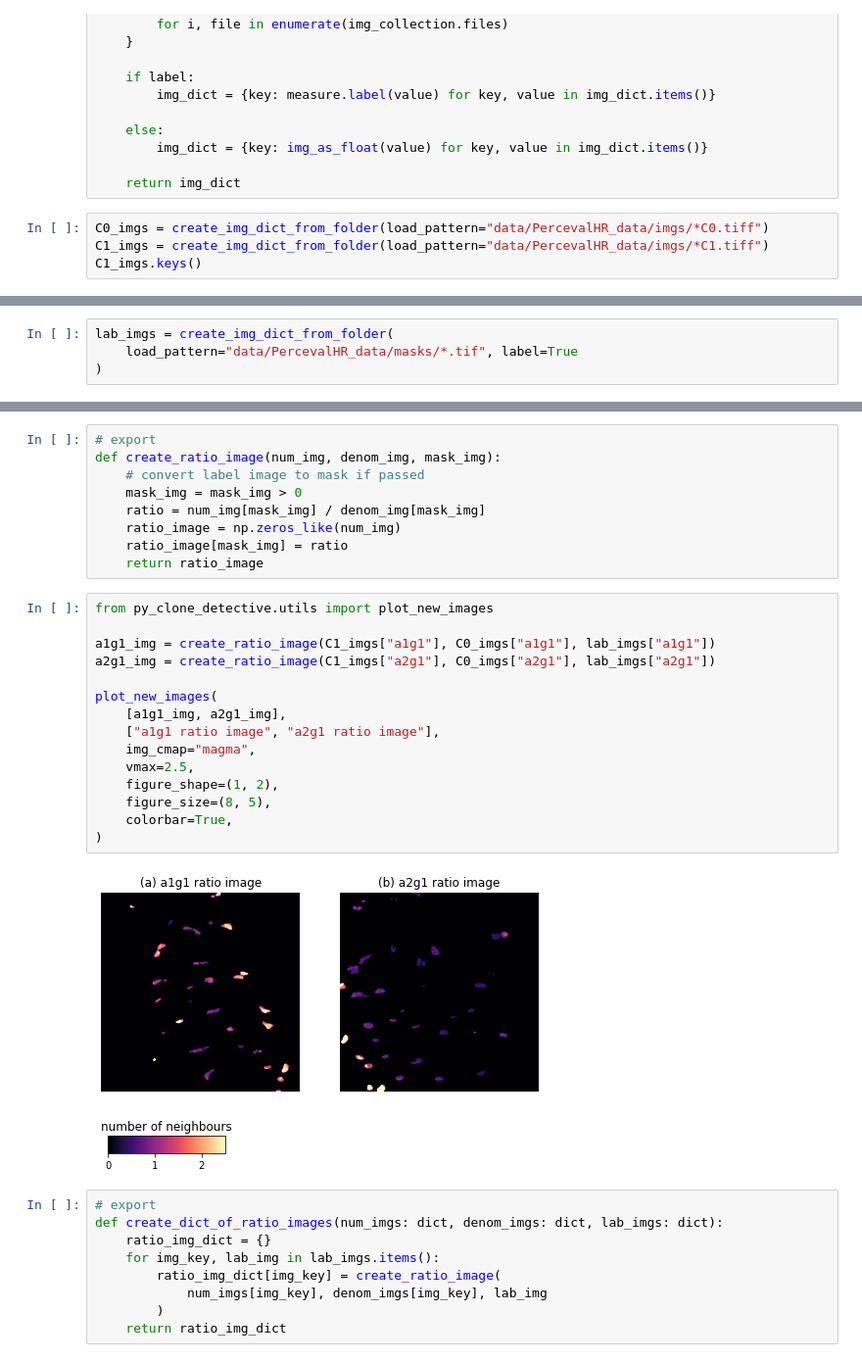
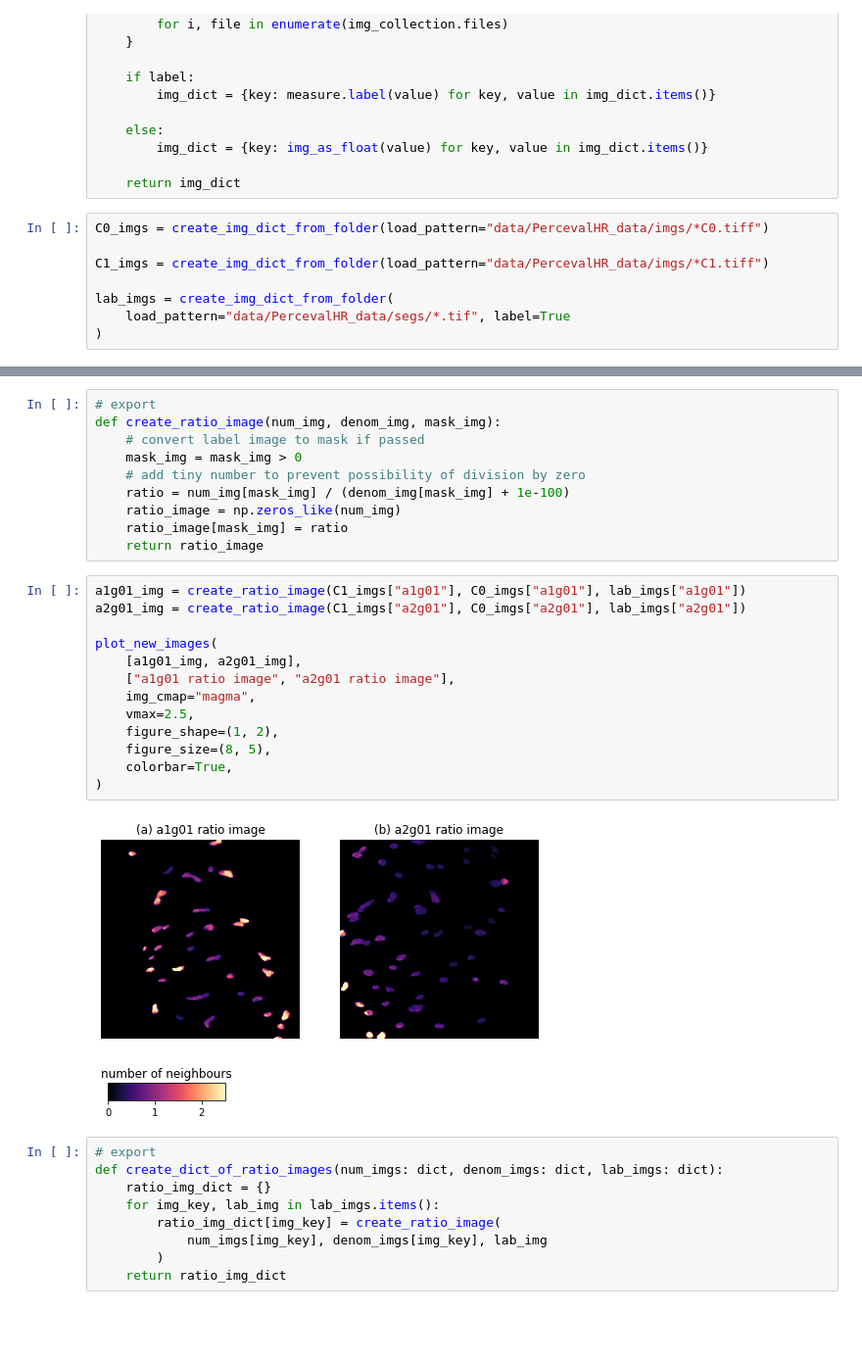
Before and after one commit to morriso1/ratioimage, a Jupyter notebook: 00_ratio_images.ipynb, the cells around one changed output, grey strips where cells are left out. Shown at 98% size. Saved outputs shown, nothing was run; the diff lists cells and outputs as text; blank space fills up the shorter version.

```diff
--- a/00_ratio_images.ipynb
+++ b/00_ratio_images.ipynb
@@ -36,5 +40,9 @@ def create_img_dict_from_folder(
     return img_dict
 # %%
 C0_imgs = create_img_dict_from_folder(load_pattern="data/PercevalHR_data/imgs/*C0.tiff")
+
 C1_imgs = create_img_dict_from_folder(load_pattern="data/PercevalHR_data/imgs/*C1.tiff")
-C1_imgs.keys()
+
+lab_imgs = create_img_dict_from_folder(
+    load_pattern="data/PercevalHR_data/segs/*.tif", label=True
+)
@@ -52,4 +48,0 @@ ax.set_axis_off()
-# %%
-lab_imgs = create_img_dict_from_folder(
-    load_pattern="data/PercevalHR_data/masks/*.tif", label=True
-)
@@ -65,27 +63,26 @@ ax.set_axis_off()
 def create_ratio_image(num_img, denom_img, mask_img):
     # convert label image to mask if passed
     mask_img = mask_img > 0
-    ratio = num_img[mask_img] / denom_img[mask_img]
+    # add tiny number to prevent possibility of division by zero
+    ratio = num_img[mask_img] / (denom_img[mask_img] + 1e-100)
     ratio_image = np.zeros_like(num_img)
     ratio_image[mask_img] = ratio
     return ratio_image
 # %%
-from py_clone_detective.utils import plot_new_images
-
-a1g1_img = create_ratio_image(C1_imgs["a1g1"], C0_imgs["a1g1"], lab_imgs["a1g1"])
-a2g1_img = create_ratio_image(C1_imgs["a2g1"], C0_imgs["a2g1"], lab_imgs["a2g1"])
+a1g01_img = create_ratio_image(C1_imgs["a1g01"], C0_imgs["a1g01"], lab_imgs["a1g01"])
+a2g01_img = create_ratio_image(C1_imgs["a2g01"], C0_imgs["a2g01"], lab_imgs["a2g01"])
 
 plot_new_images(
-    [a1g1_img, a2g1_img],
-    ["a1g1 ratio image", "a2g1 ratio image"],
+    [a1g01_img, a2g01_img],
+    ["a1g01 ratio image", "a2g01 ratio image"],
     img_cmap="magma",
     vmax=2.5,
     figure_shape=(1, 2),
     figure_size=(8, 5),
     colorbar=True,
 )
 # %% [output]
-[figure, old version]
+[figure, new version]
 [figure]
 # %%
 # export
```
Also changed, not shown: parts of 10 cells of this notebook, 57 other files.
